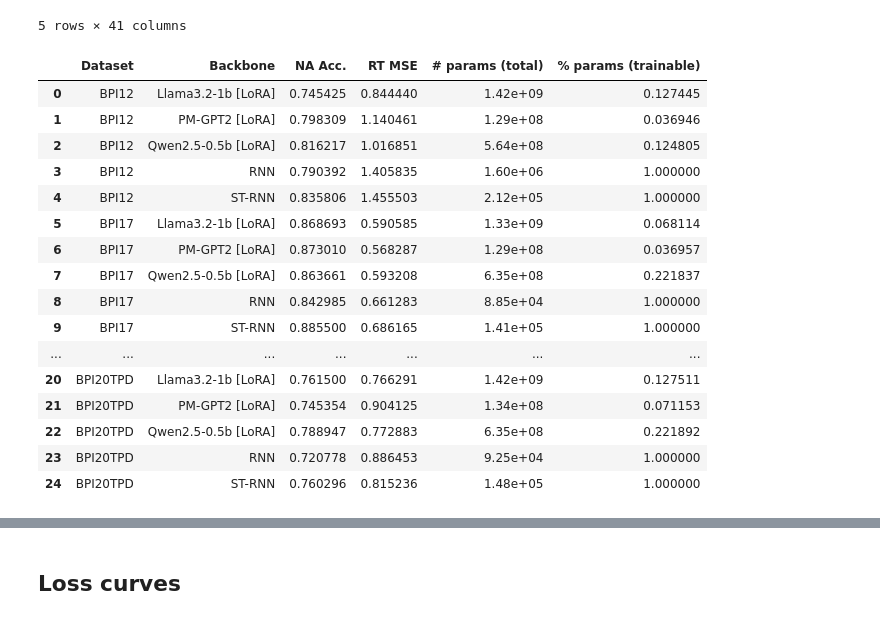
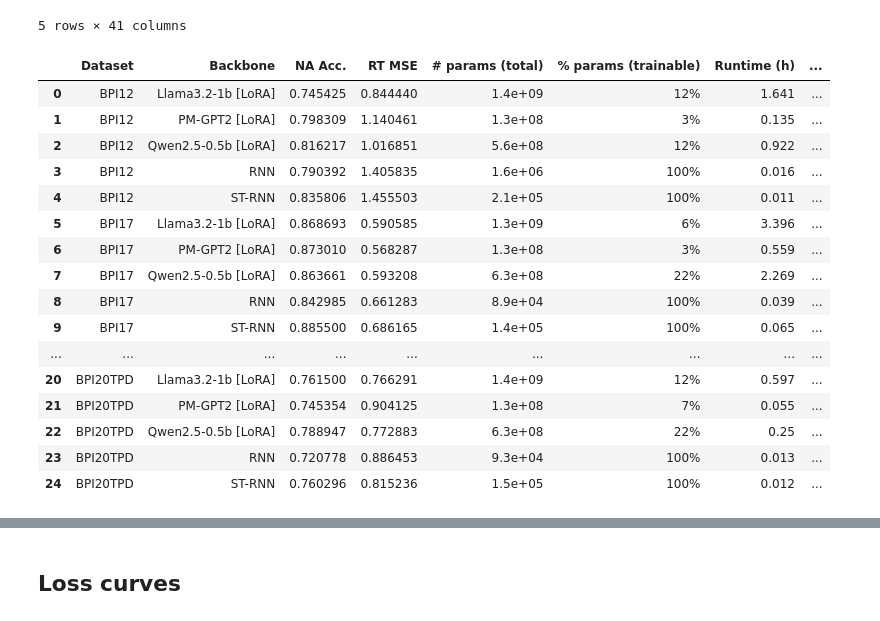
Before and after one commit to raseidi/llm-peft-ppm, a Jupyter notebook: notebooks/results.ipynb, the cells around one changed output, grey strips where cells are left out. Cells and saved outputs as stored; diff of their text form; code cells hidden in the pictures.

```diff
--- a/notebooks/results.ipynb
+++ b/notebooks/results.ipynb
@@ -467,7 +467,8 @@ cols = [
     "best_test_next_remaining_time_loss",
     "trainable_params",
     "total_params",
-    "fine_tuning"
+    "fine_tuning",
+    "_runtime"
 ]
 best_gpt = results[
     (~results["test_next_remaining_time_loss"].isna()) &
@@ -593,14 +594,20 @@ def highlight_group_min(df):
 
 import numpy as np
 tmp = best.reset_index(drop=True).copy()
-tmp = tmp[["log", "backbone", "fine_tuning"] + METRICS + ["total_params", "trainable_params"]]
+tmp = tmp[["log", "backbone", "fine_tuning"] + METRICS + ["total_params", "trainable_params"] + ["_runtime"]]
 
 sg_tmp = sg_best.reset_index(drop=True).copy()
-sg_tmp = sg_tmp[["log", "backbone", "fine_tuning"] + METRICS + ["total_params", "trainable_params"]]
+sg_tmp = sg_tmp[["log", "backbone", "fine_tuning"] + METRICS + ["total_params", "trainable_params"]  + ["_runtime"]]
 tmp = pd.concat([tmp, sg_tmp], axis=0)
+# seconds to hours
+tmp["_runtime"] = (tmp["_runtime"] / 3600.0).round(3)
+# 3 decimal places only
+tmp["_runtime"] = tmp["_runtime"].astype(str)
 
-tmp["trainable_params"] = tmp.trainable_params / tmp.total_params
-tmp["total_params"] = tmp["total_params"].apply(lambda x: np.format_float_scientific(x, precision=2))
+
+tmp["trainable_params"] = ((tmp.trainable_params / tmp.total_params) * 100).astype(int).astype(str) + "%"
+tmp["total_params"] = tmp["total_params"].apply(lambda x: np.format_float_scientific(x, precision=1))
+tmp["# params\n(\%trainable)"] = tmp["total_params"] + "(" + tmp["trainable_params"] + ")"
 data = tmp.rename(columns={
     "log": "Dataset",
     "backbone": "Backbone",
@@ -608,51 +615,52 @@ data = tmp.rename(columns={
     "best_test_next_remaining_time_loss": "RT MSE",
     "total_params": "# params\n(total)",
     "trainable_params": "% params\n(trainable)",
+    "_runtime": "Runtime (h)"
 })
 data.Dataset = data.Dataset.map({
     "BPI12": "BPI12",
     "BPI17": "BPI17",
     "BPI20PrepaidTravelCosts": "BPI20PTC",
     "BPI20RequestForPayment": "BPI20RfP",
     "BPI20TravelPermitData": "BPI20TPD",
 })
 data.Backbone = data.Backbone.map({
     "ST-RNN": "ST-RNN",
     "rnn": "RNN",
     "pm-gpt2": "PM-GPT2",
     "qwen25-05b": "Qwen2.5-0.5b",
     "llama32-1b": "Llama3.2-1b"
 })
 data = data.sort_values(by=["Dataset", "Backbone"])
 
 data.fine_tuning = data.fine_tuning.fillna("none")
 data.fine_tuning = data.fine_tuning.map({
     "lora": "LoRA",
     "freeze": "Freezing",
     "none": "none"
 })
 data.Backbone = data.apply(lambda x: x["Backbone"] + " [" + x["fine_tuning"] + "]" if x["fine_tuning"] != "none" else x["Backbone"], axis=1)
 data = data.drop(columns=["fine_tuning"])
 data = data.reset_index(drop=True)
-data.round(4).to_csv("notebooks/big_table.csv", index=False)
+data.round(4).to_csv("notebooks/big_table_v2.csv", index=False)
 data
 styled = data.style.apply(highlight_group_min, axis=None)
 styled
 # %% [output]
-|  | Dataset | Backbone | NA Acc. | RT MSE | # params (total) | % params (trainable) |
-| 0 | BPI12 | Llama3.2-1b [LoRA] | 0.745425 | 0.844440 | 1.42e+09 | 0.127445 |
-| 1 | BPI12 | PM-GPT2 [LoRA] | 0.798309 | 1.140461 | 1.29e+08 | 0.036946 |
-| 2 | BPI12 | Qwen2.5-0.5b [LoRA] | 0.816217 | 1.016851 | 5.64e+08 | 0.124805 |
-| 3 | BPI12 | RNN | 0.790392 | 1.405835 | 1.60e+06 | 1.000000 |
-| 4 | BPI12 | ST-RNN | 0.835806 | 1.455503 | 2.12e+05 | 1.000000 |
-| 5 | BPI17 | Llama3.2-1b [LoRA] | 0.868693 | 0.590585 | 1.33e+09 | 0.068114 |
-| 6 | BPI17 | PM-GPT2 [LoRA] | 0.873010 | 0.568287 | 1.29e+08 | 0.036957 |
-| 7 | BPI17 | Qwen2.5-0.5b [LoRA] | 0.863661 | 0.593208 | 6.35e+08 | 0.221837 |
-| 8 | BPI17 | RNN | 0.842985 | 0.661283 | 8.85e+04 | 1.000000 |
-| 9 | BPI17 | ST-RNN | 0.885500 | 0.686165 | 1.41e+05 | 1.000000 |
-| ... | ... | ... | ... | ... | ... | ... |
-| 20 | BPI20TPD | Llama3.2-1b [LoRA] | 0.761500 | 0.766291 | 1.42e+09 | 0.127511 |
-| 21 | BPI20TPD | PM-GPT2 [LoRA] | 0.745354 | 0.904125 | 1.34e+08 | 0.071153 |
-| 22 | BPI20TPD | Qwen2.5-0.5b [LoRA] | 0.788947 | 0.772883 | 6.35e+08 | 0.221892 |
-| 23 | BPI20TPD | RNN | 0.720778 | 0.886453 | 9.25e+04 | 1.000000 |
-| 24 | BPI20TPD | ST-RNN | 0.760296 | 0.815236 | 1.48e+05 | 1.000000 |
+|  | Dataset | Backbone | NA Acc. | RT MSE | # params (total) | % params (trainable) | Runtime (h) | ... |
+| 0 | BPI12 | Llama3.2-1b [LoRA] | 0.745425 | 0.844440 | 1.4e+09 | 12% | 1.641 | ... |
+| 1 | BPI12 | PM-GPT2 [LoRA] | 0.798309 | 1.140461 | 1.3e+08 | 3% | 0.135 | ... |
+| 2 | BPI12 | Qwen2.5-0.5b [LoRA] | 0.816217 | 1.016851 | 5.6e+08 | 12% | 0.922 | ... |
+| 3 | BPI12 | RNN | 0.790392 | 1.405835 | 1.6e+06 | 100% | 0.016 | ... |
+| 4 | BPI12 | ST-RNN | 0.835806 | 1.455503 | 2.1e+05 | 100% | 0.011 | ... |
+| 5 | BPI17 | Llama3.2-1b [LoRA] | 0.868693 | 0.590585 | 1.3e+09 | 6% | 3.396 | ... |
+| 6 | BPI17 | PM-GPT2 [LoRA] | 0.873010 | 0.568287 | 1.3e+08 | 3% | 0.559 | ... |
+| 7 | BPI17 | Qwen2.5-0.5b [LoRA] | 0.863661 | 0.593208 | 6.3e+08 | 22% | 2.269 | ... |
+| 8 | BPI17 | RNN | 0.842985 | 0.661283 | 8.9e+04 | 100% | 0.039 | ... |
+| 9 | BPI17 | ST-RNN | 0.885500 | 0.686165 | 1.4e+05 | 100% | 0.065 | ... |
+| ... | ... | ... | ... | ... | ... | ... | ... | ... |
+| 20 | BPI20TPD | Llama3.2-1b [LoRA] | 0.761500 | 0.766291 | 1.4e+09 | 12% | 0.597 | ... |
+| 21 | BPI20TPD | PM-GPT2 [LoRA] | 0.745354 | 0.904125 | 1.3e+08 | 7% | 0.055 | ... |
+| 22 | BPI20TPD | Qwen2.5-0.5b [LoRA] | 0.788947 | 0.772883 | 6.3e+08 | 22% | 0.25 | ... |
+| 23 | BPI20TPD | RNN | 0.720778 | 0.886453 | 9.3e+04 | 100% | 0.013 | ... |
+| 24 | BPI20TPD | ST-RNN | 0.760296 | 0.815236 | 1.5e+05 | 100% | 0.012 | ... |
```
Also changed, not shown: parts of 6 cells of this notebook, 5 other files.
